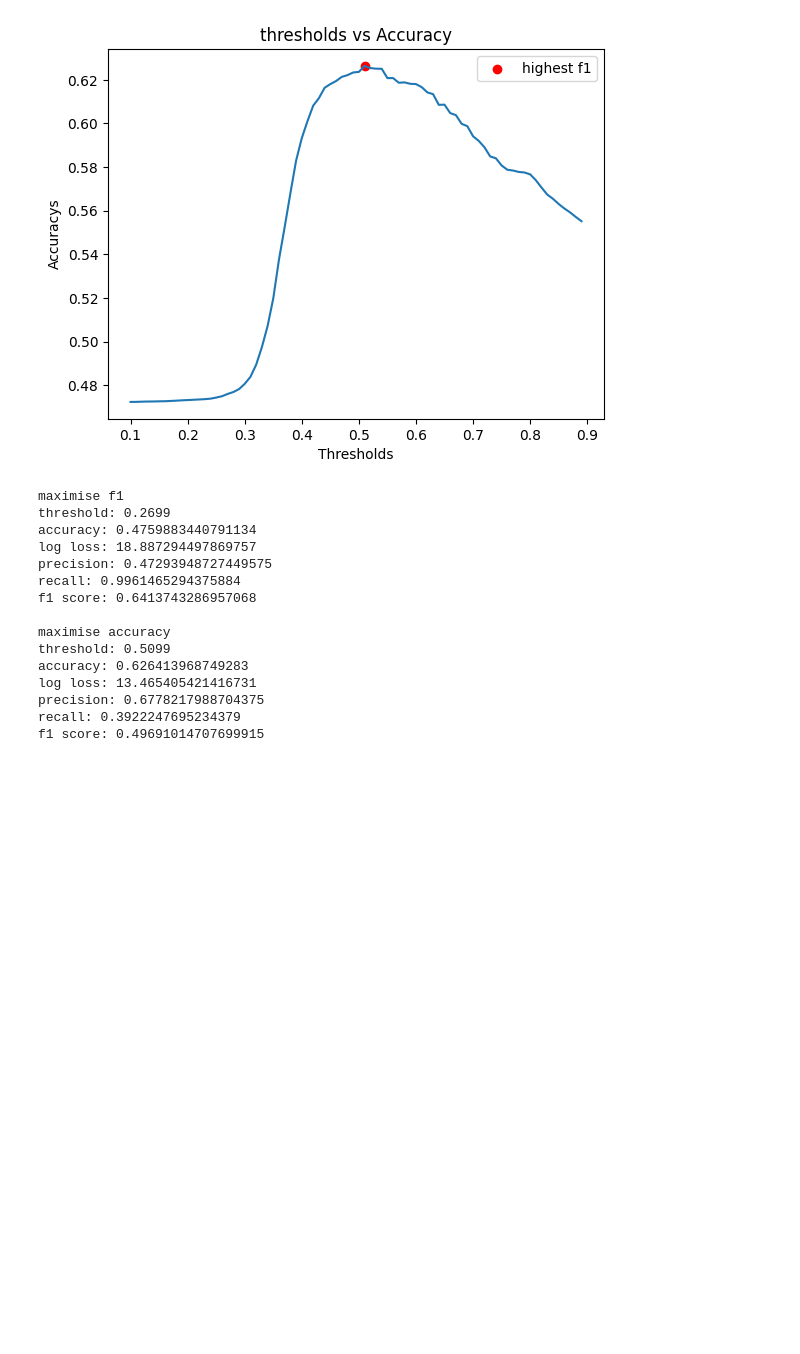
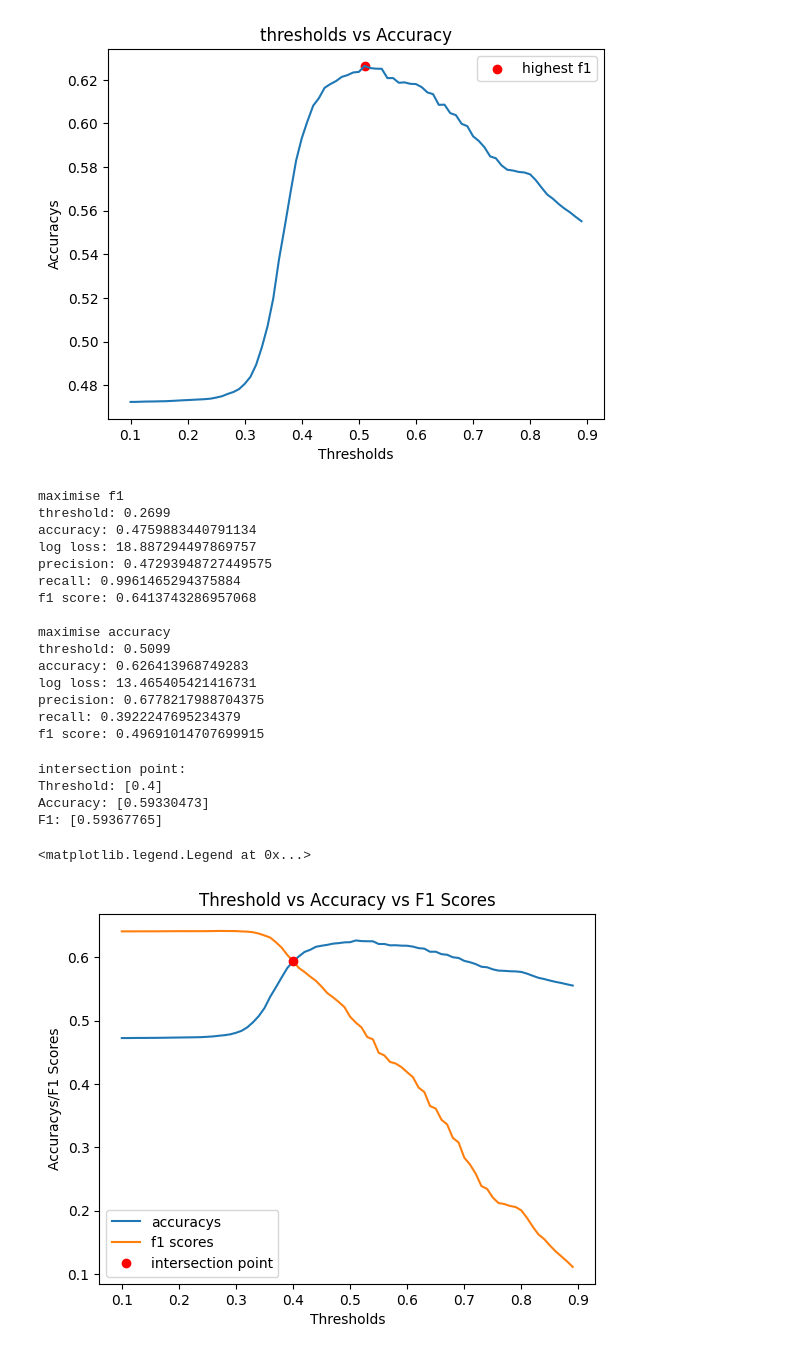
Before and after one commit to JoelSage90/NBAClutchCalculator, a Jupyter notebook: notebooks/evaluate_model.ipynb, the cells around one changed output. Drawn from its saved outputs; the diff is of its cells as text; code cells hidden in the pictures; blank space fills up the shorter version.

Commit message:
completed model evaluation and found threshold which gives best trade off between accuracy and f1 score

```diff
--- a/notebooks/evaluate_model.ipynb
+++ b/notebooks/evaluate_model.ipynb
@@ -118,3 +118,24 @@ log loss: 13.465405421416731
 precision: 0.6778217988704375
 recall: 0.3922247695234379
 f1 score: 0.49691014707699915
+# %%
+#finding the intersection of the graphs for the best tradeoff between f1 score and accuracy
+x_thres = np.array(thresholds)
+y_acc = np.array(accuracys)
+y_f1 = np.array(f1_scores)
+plt.plot(thresholds, accuracys, label = "accuracys")
+plt.plot(thresholds, f1_scores, label = "f1 scores")
+plt.xlabel("Thresholds")
+plt.ylabel("Accuracys/F1 Scores")
+plt.title("Threshold vs Accuracy vs F1 Scores")
+idx = np.argwhere(np.diff(np.sign(y_acc - y_f1))).flatten() #index of intersection point
+print(f"intersection point:\nThreshold: {x_thres[idx]}\nAccuracy: {y_acc[idx]}\nF1: {y_f1[idx]}")
+plt.plot(x_thres[idx], y_acc[idx], 'ro', label = "intersection point")
+plt.legend()
+# %% [output]
+intersection point:
+Threshold: [0.4]
+Accuracy: [0.59330473]
+F1: [0.59367765]
+<matplotlib.legend.Legend at 0x...>
+[figure, added]
```
Also changed, not shown: parts of 1 cell of this notebook.
